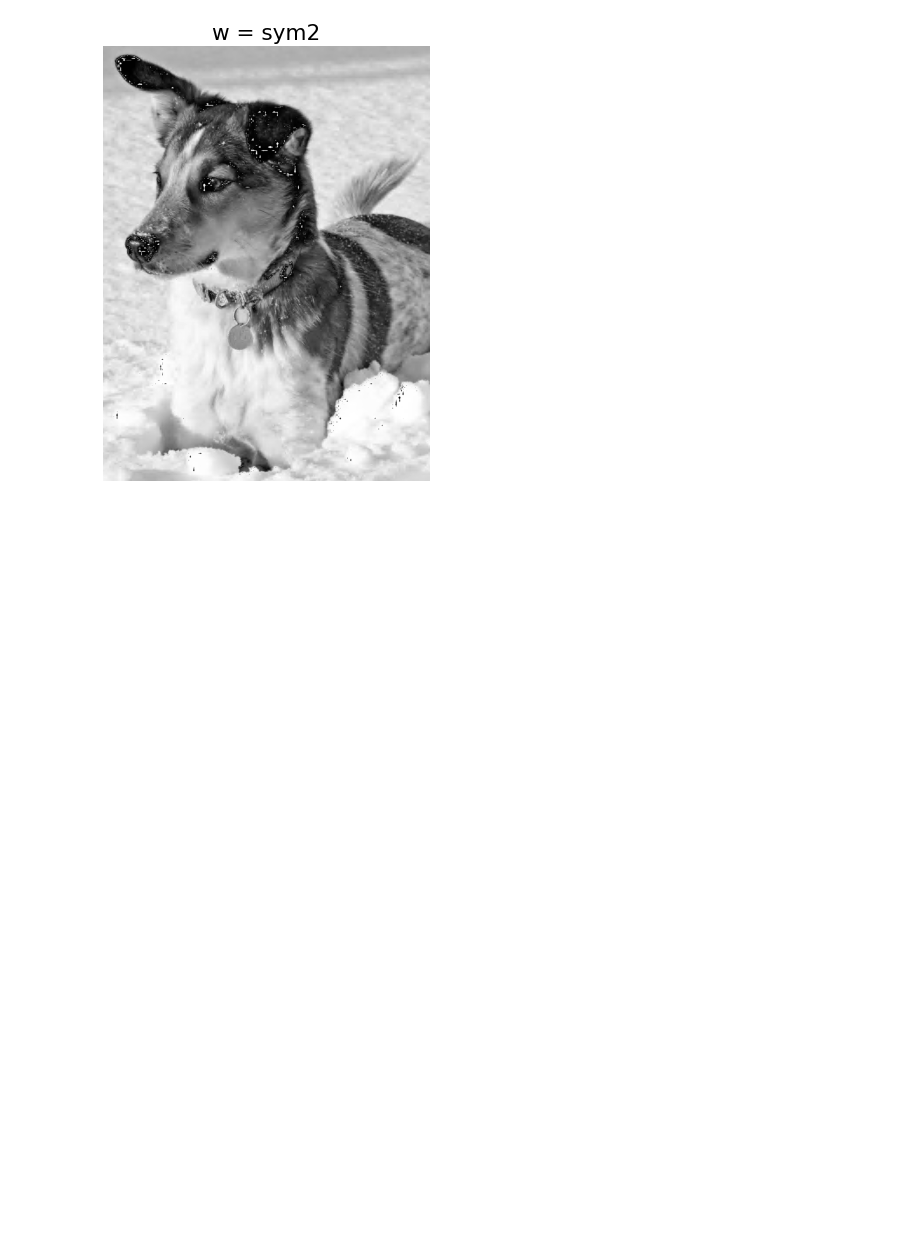
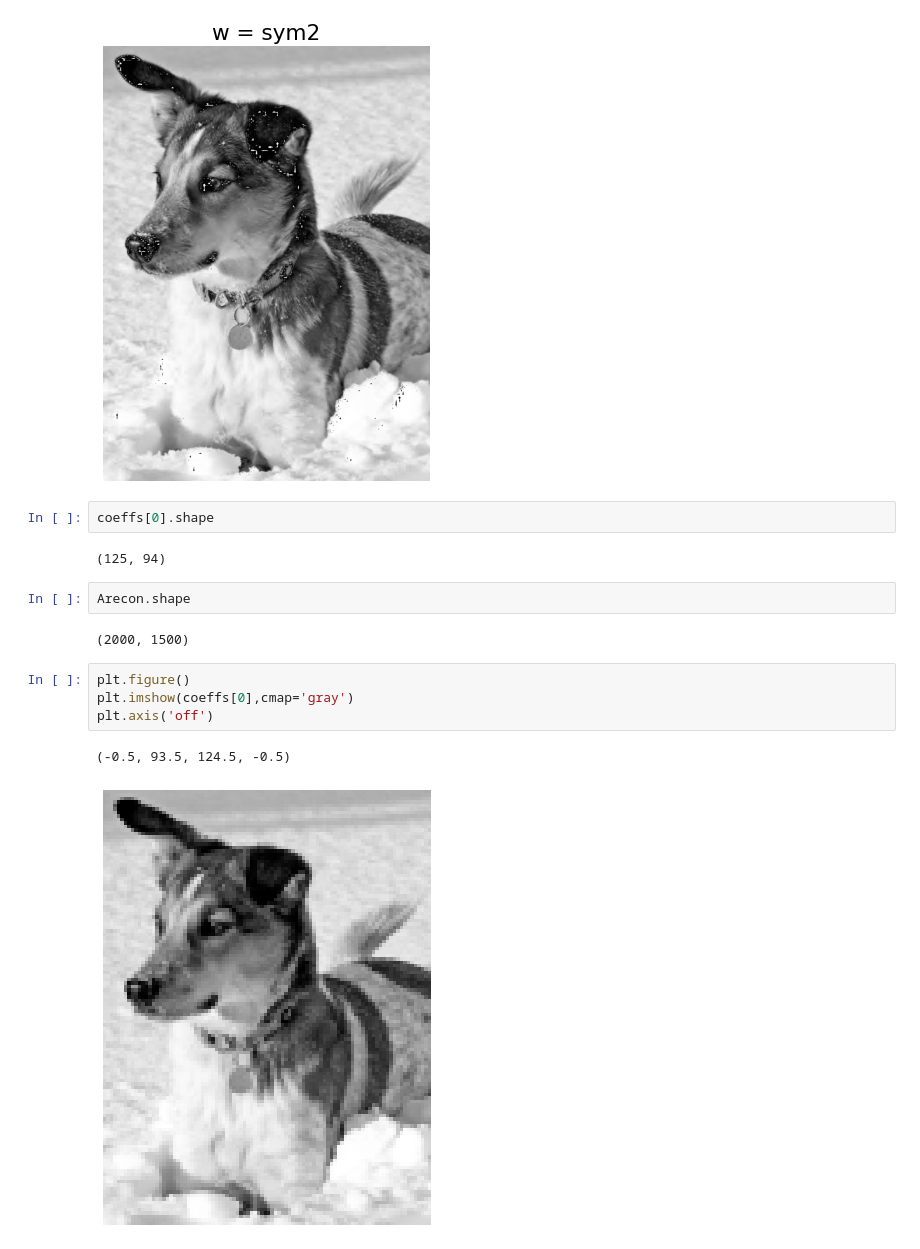
Before and after one commit to radmir-s/databook_python, a Jupyter notebook: CH02/CH02_SEC06_5_WaveletCompress.ipynb, the cells around one changed output. Saved outputs shown, nothing was run; the diff lists cells and outputs as text; blank space fills up the shorter version.

```diff
--- a/CH02/CH02_SEC06_5_WaveletCompress.ipynb
+++ b/CH02/CH02_SEC06_5_WaveletCompress.ipynb
@@ -68,3 +68,18 @@ for w in ('db1','db2','haar','sym2'):   # haar is no difference while db2 is odd
 [figure]
 [figure]
 [figure]
+# %%
+coeffs[0].shape
+# %% [output]
+(125, 94)
+# %%
+Arecon.shape
+# %% [output]
+(2000, 1500)
+# %%
+plt.figure()
+plt.imshow(coeffs[0],cmap='gray')
+plt.axis('off')
+# %% [output]
+(-0.5, 93.5, 124.5, -0.5)
+[figure, added]
```
Also changed, not shown: parts of 1 cell of this notebook, 1 other file.
